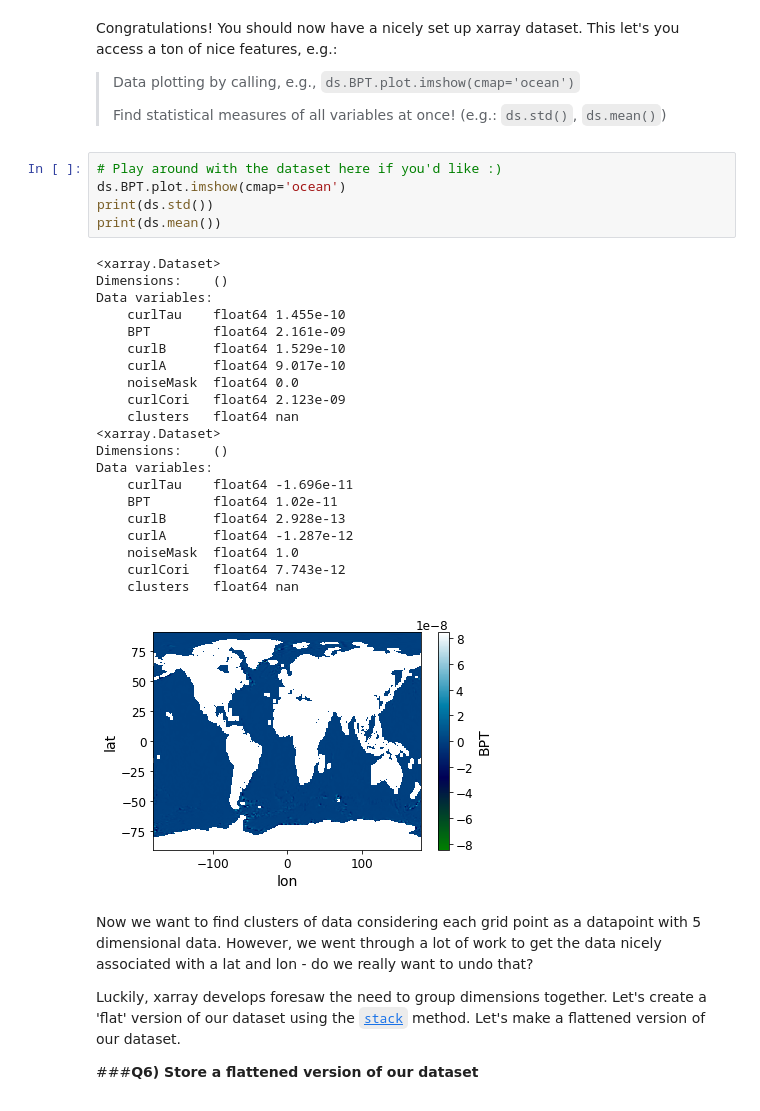
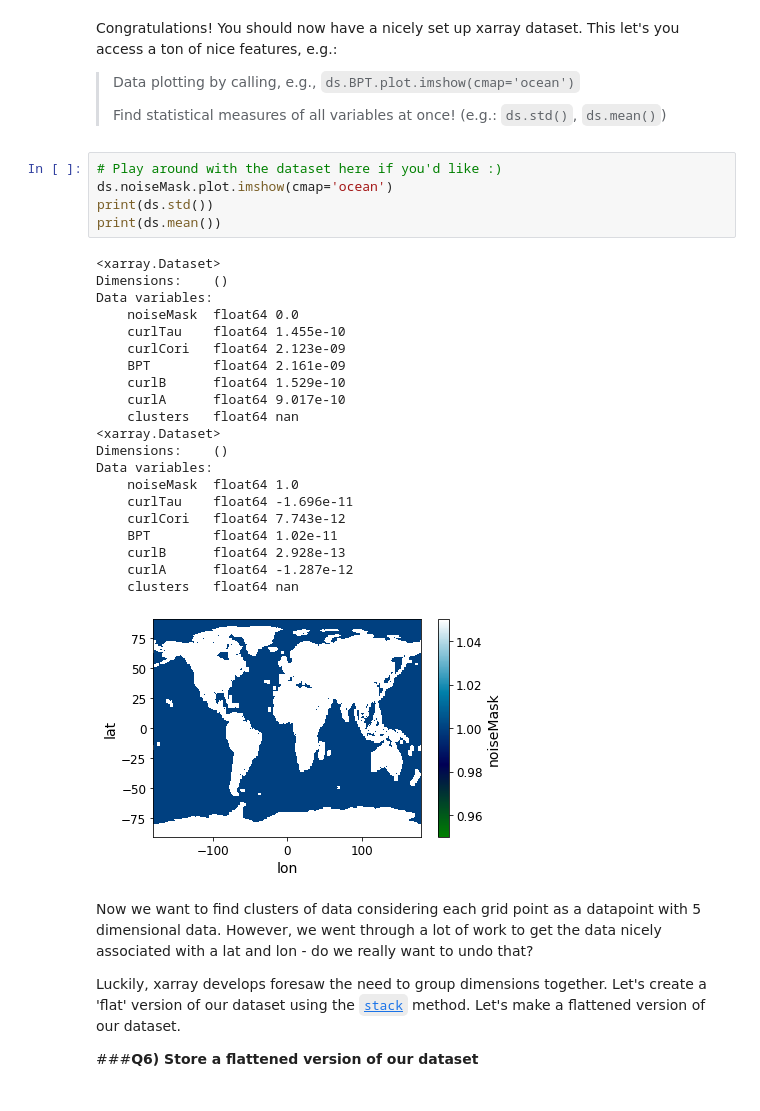
Before and after one commit to isabelntho/2022_ML_Earth_Env_Sci, a Jupyter notebook: Lab_Notebooks/S4_3_THOR.ipynb, the cells around one changed output. Cells and saved outputs as stored; diff of their text form.

```diff
--- a/Lab_Notebooks/S4_3_THOR.ipynb
+++ b/Lab_Notebooks/S4_3_THOR.ipynb
@@ -215,31 +215,31 @@ Congratulations! You should now have a nicely set up xarray dataset. This let's
 > Find statistical measures of all variables at once! (e.g.: `ds.std()`, `ds.mean()`)
 # %%
 # Play around with the dataset here if you'd like :)
-ds.BPT.plot.imshow(cmap='ocean')
+ds.noiseMask.plot.imshow(cmap='ocean')
 print(ds.std())
 print(ds.mean())
 # %% [output]
 <xarray.Dataset>
 Dimensions:    ()
 Data variables:
+    noiseMask  float64 0.0
     curlTau    float64 1.455e-10
+    curlCori   float64 2.123e-09
     BPT        float64 2.161e-09
     curlB      float64 1.529e-10
     curlA      float64 9.017e-10
-    noiseMask  float64 0.0
-    curlCori   float64 2.123e-09
     clusters   float64 nan
 <xarray.Dataset>
 Dimensions:    ()
 Data variables:
+    noiseMask  float64 1.0
     curlTau    float64 -1.696e-11
+    curlCori   float64 7.743e-12
     BPT        float64 1.02e-11
     curlB      float64 2.928e-13
     curlA      float64 -1.287e-12
-    noiseMask  float64 1.0
-    curlCori   float64 7.743e-12
     clusters   float64 nan
-[figure, old version]
+[figure, new version]
 # %% [markdown]
 Now we want to find clusters of data considering each grid point as a datapoint with 5 dimensional data. However, we went through a lot of work to get the data nicely associated with a lat and lon - do we really want to undo that?
 
```
Also changed, not shown: parts of 13 cells of this notebook.
